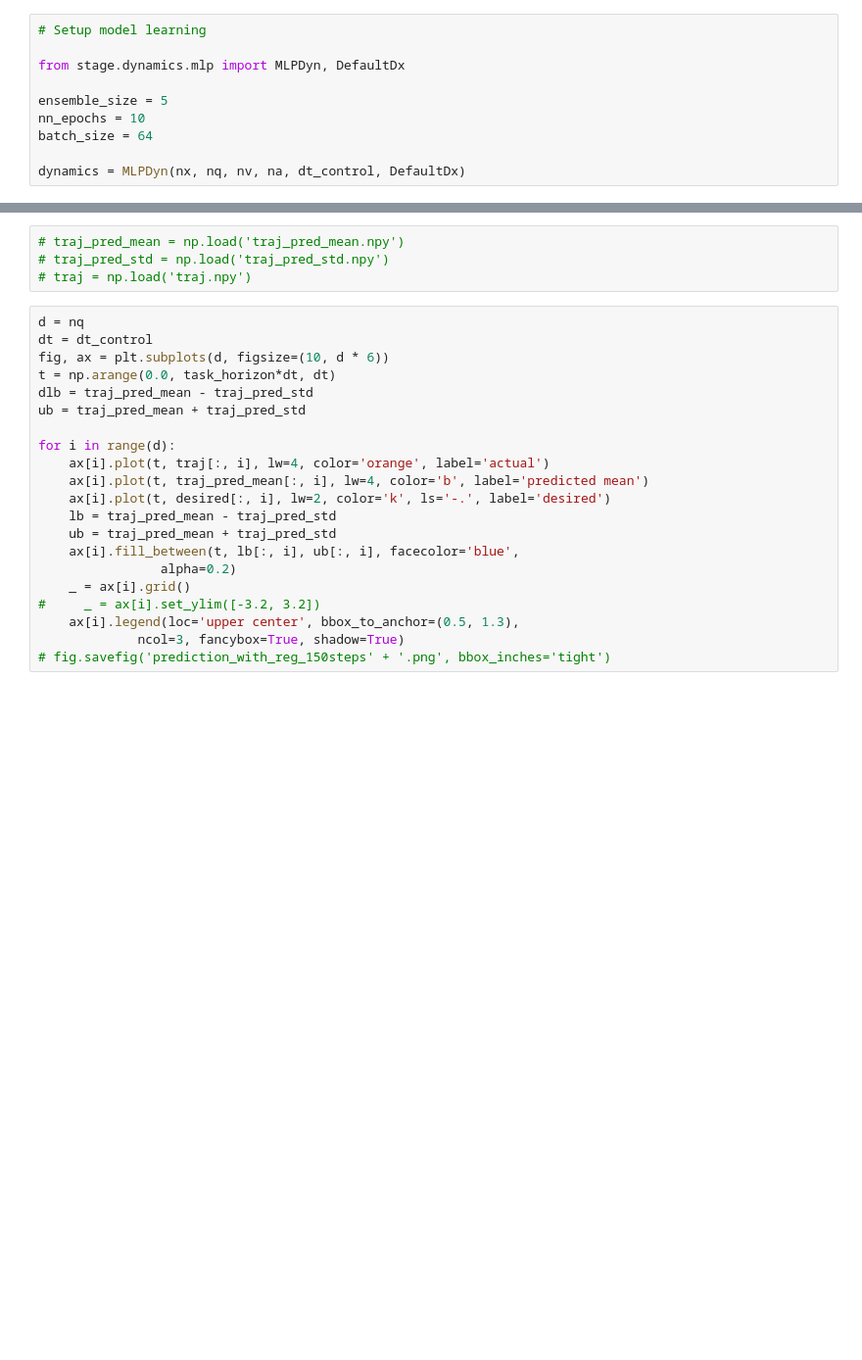
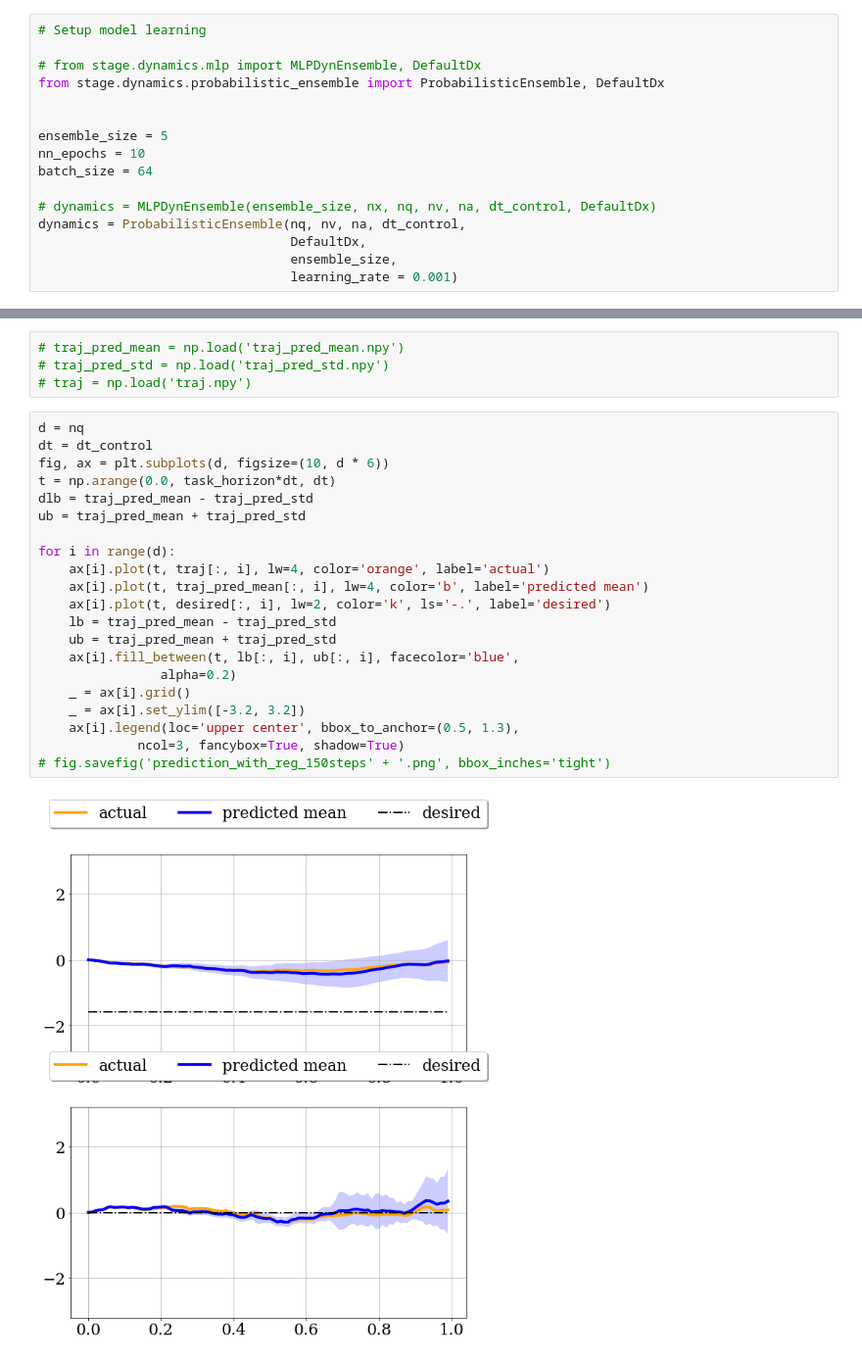
Before and after one commit to huaijiangzhu/stage, a Jupyter notebook: notebooks/twolink_playground.ipynb, the cells around one changed output, grey strips where cells are left out. Shown at 98% size. Saved outputs shown, nothing was run; the diff lists cells and outputs as text; blank space fills up the shorter version.

```diff
--- a/notebooks/twolink_playground.ipynb
+++ b/notebooks/twolink_playground.ipynb
@@ -59,13 +59,19 @@ actor = Actor(na, PD(nq, nv, nu), action_lb, action_ub)
 # %%
 # Setup model learning
 
-from stage.dynamics.mlp import MLPDyn, DefaultDx
+# from stage.dynamics.mlp import MLPDynEnsemble, DefaultDx
+from stage.dynamics.probabilistic_ensemble import ProbabilisticEnsemble, DefaultDx
+
 
 ensemble_size = 5
 nn_epochs = 10
 batch_size = 64
 
-dynamics = MLPDyn(nx, nq, nv, na, dt_control, DefaultDx)
+# dynamics = MLPDynEnsemble(ensemble_size, nx, nq, nv, na, dt_control, DefaultDx)
+dynamics = ProbabilisticEnsemble(nq, nv, na, dt_control,
+                                 DefaultDx,
+                                 ensemble_size,
+                                 learning_rate = 0.001)
 # %%
 # Setup controller
 from stage.controllers.trivial import RandomController
@@ -154,21 +171,23 @@ np.set_printoptions(precision=3, linewidth=200, suppress=True)
 # %%
 d = nq
 dt = dt_control
 fig, ax = plt.subplots(d, figsize=(10, d * 6))
 t = np.arange(0.0, task_horizon*dt, dt)
 dlb = traj_pred_mean - traj_pred_std
 ub = traj_pred_mean + traj_pred_std
 
 for i in range(d):
     ax[i].plot(t, traj[:, i], lw=4, color='orange', label='actual')
     ax[i].plot(t, traj_pred_mean[:, i], lw=4, color='b', label='predicted mean')
     ax[i].plot(t, desired[:, i], lw=2, color='k', ls='-.', label='desired')
     lb = traj_pred_mean - traj_pred_std
     ub = traj_pred_mean + traj_pred_std
     ax[i].fill_between(t, lb[:, i], ub[:, i], facecolor='blue',
                 alpha=0.2)
     _ = ax[i].grid()
-#     _ = ax[i].set_ylim([-3.2, 3.2])
+    _ = ax[i].set_ylim([-3.2, 3.2])
     ax[i].legend(loc='upper center', bbox_to_anchor=(0.5, 1.3),
              ncol=3, fancybox=True, shadow=True)
 # fig.savefig('prediction_with_reg_150steps' + '.png', bbox_inches='tight')
+# %% [output]
+[figure, added]
```
Also changed, not shown: parts of 3 cells of this notebook, 3 other files.
